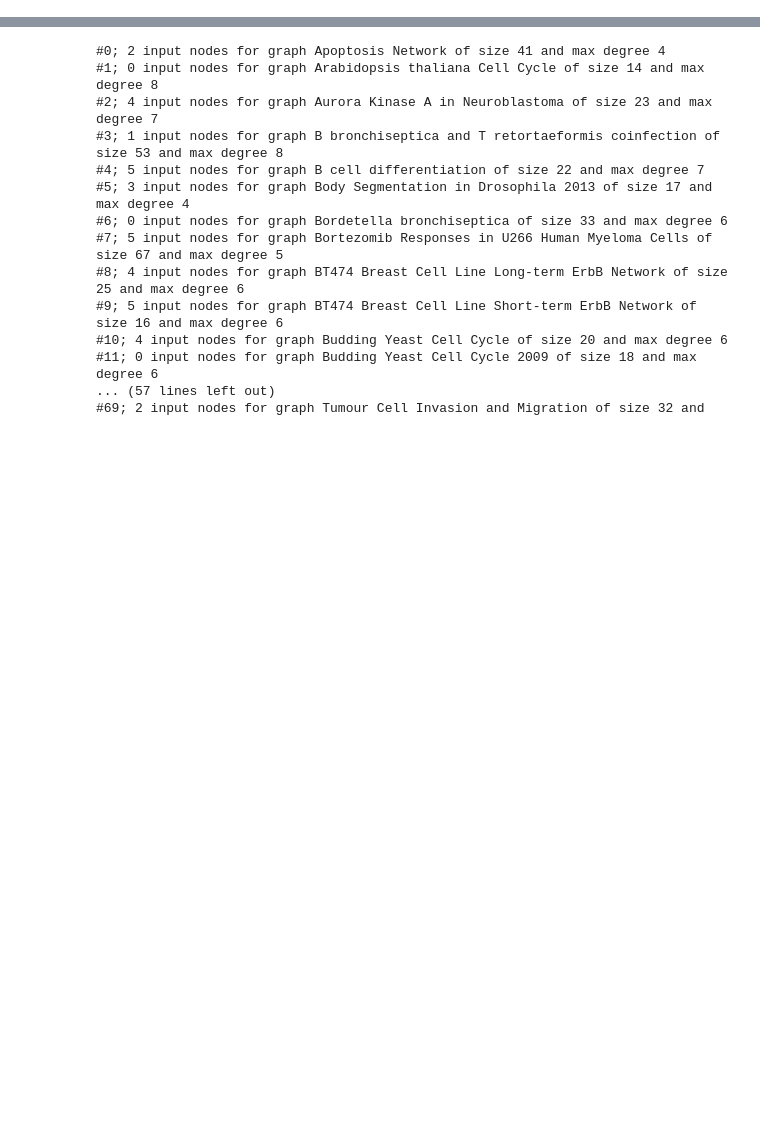
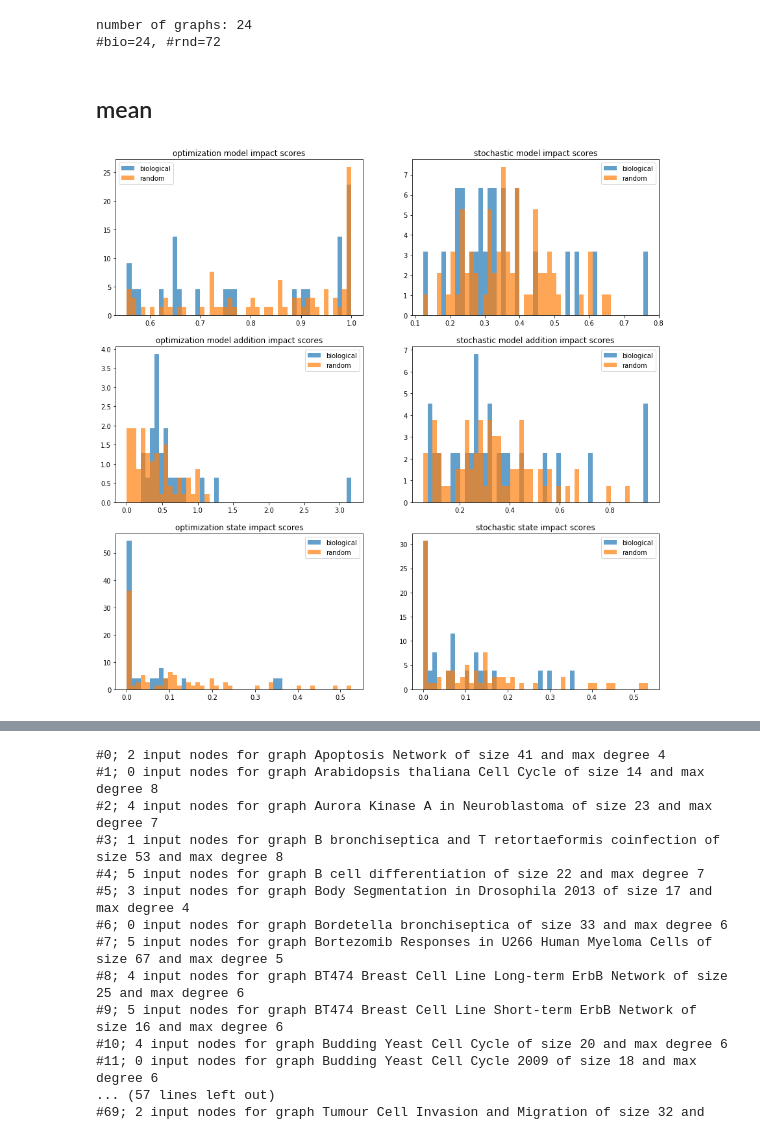
Before and after one commit to arielbro/TimeSeriesNetworkInference, a Jupyter notebook: attractors_result_analysis.ipynb, the cells around one changed output, grey strips where cells are left out. Saved outputs shown, nothing was run; the diff lists cells and outputs as text; code cells hidden in the pictures; blank space fills up the shorter version.

Commit message:
Notebook functional. Memory consumption fix to vertex impact score estimations

```diff
--- a/attractors_result_analysis.ipynb
+++ b/attractors_result_analysis.ipynb
@@ -41,0 +66,31 @@ import graphs
+# %%
+data = treat_unequal_representation(load_data("results/29_10_pooled"), min_threshold=0.8)
+mean_data = extract_mean_scores_data(data)
+vertex_data = extract_vertex_scores_data(data)
+
+mean_data = convert_model_addition_scores(mean_data)
+vertex_data = convert_model_addition_scores(vertex_data)
+
+score_types = [col for col in data if "scores" in col]
+print "number of graphs: {}".format(len(data.graph_name.unique()))
+print "#bio={}, #rnd={}".format(len(data.loc[data.is_random == False]), len(data.loc[data.is_random == True]))
+# %% [output]
+number of graphs: 24
+#bio=24, #rnd=72
+# %% [markdown]
+## mean
+# %%
+fig, ax = plt.subplots(nrows=len(score_types)/2, ncols=2, sharey=False, sharex=False, figsize=(15, 15))
+
+i = 0
+for score in score_types:
+    bins = np.linspace(min(mean_data[score]), max(mean_data[score]), 50)
+    cur_ax = ax[i / 2, i % 2]
+    for is_random in [False, True]:
+        cur_ax.hist(mean_data.loc[mean_data.is_random == is_random][score], alpha=0.7, bins=bins, density=True)
+    cur_ax.legend(["biological", "random"])
+    cur_ax.set_title(score.replace("_", " "))
+    i += 1
+plt.show()
+# %% [output]
+[figure, added]
```
Also changed, not shown: parts of 21 cells of this notebook, 9 other files.
